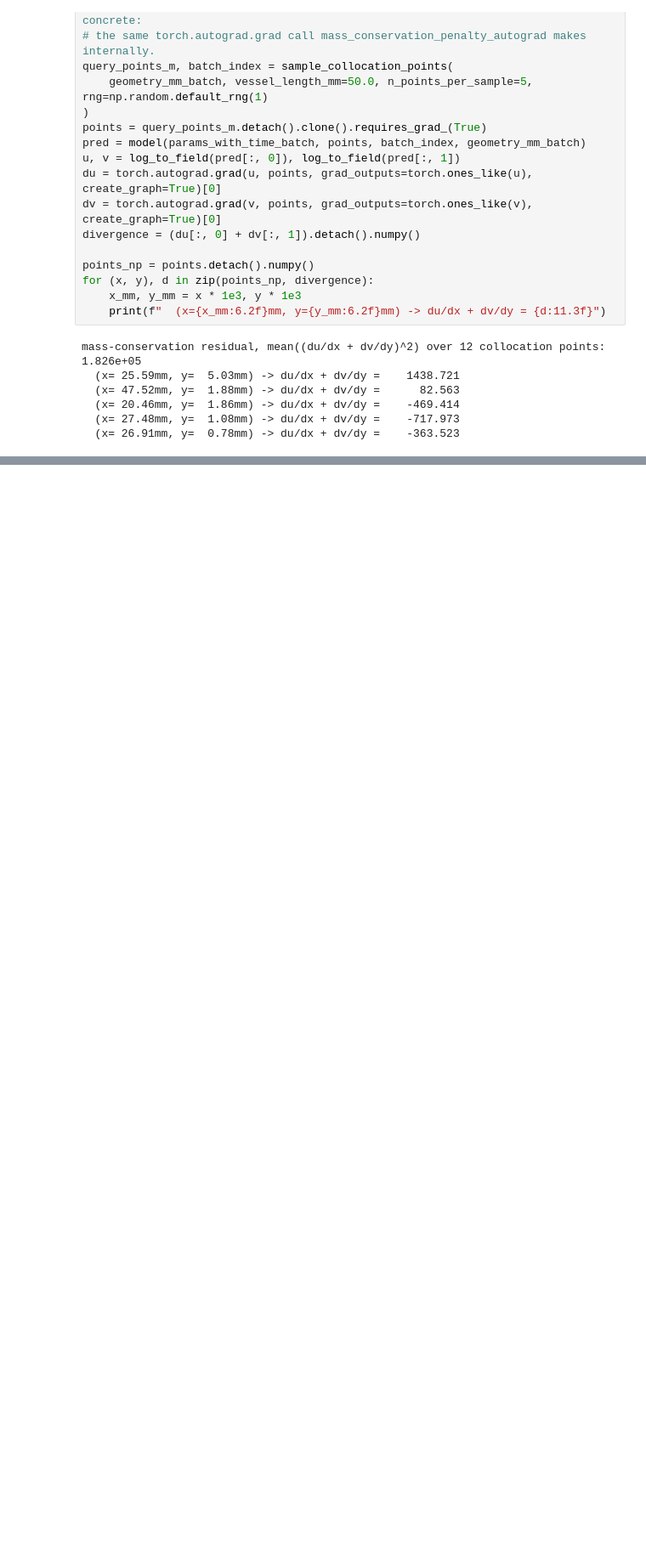
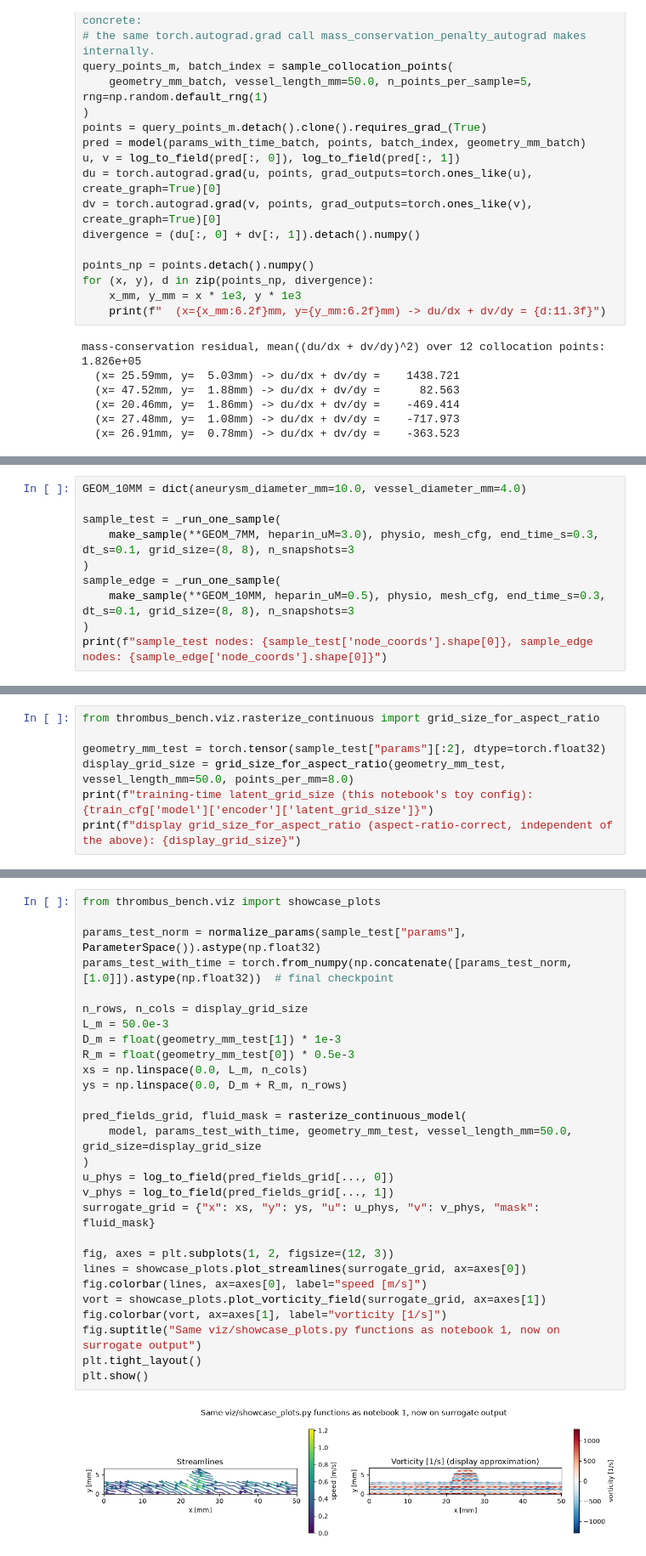
Before and after one commit to danilodurs/thrombus-bench, a Jupyter notebook: notebooks/02_explore_continuous_surrogate.ipynb, the cells around one changed output, grey strips where cells are left out. Shown at 85% size. Cells and saved outputs as stored; diff of their text form; blank space fills up the shorter version.

```diff
--- a/notebooks/02_explore_continuous_surrogate.ipynb
+++ b/notebooks/02_explore_continuous_surrogate.ipynb
@@ -320,0 +352,10 @@ mass-conservation residual, mean((du/dx + dv/dy)^2) over 12 collocation points:
+# %%
+GEOM_10MM = dict(aneurysm_diameter_mm=10.0, vessel_diameter_mm=4.0)
+
+sample_test = _run_one_sample(
+    make_sample(**GEOM_7MM, heparin_uM=3.0), physio, mesh_cfg, end_time_s=0.3, dt_s=0.1, grid_size=(8, 8), n_snapshots=3
+)
+sample_edge = _run_one_sample(
+    make_sample(**GEOM_10MM, heparin_uM=0.5), physio, mesh_cfg, end_time_s=0.3, dt_s=0.1, grid_size=(8, 8), n_snapshots=3
+)
+print(f"sample_test nodes: {sample_test['node_coords'].shape[0]}, sample_edge nodes: {sample_edge['node_coords'].shape[0]}")
@@ -320,0 +373,7 @@ mass-conservation residual, mean((du/dx + dv/dy)^2) over 12 collocation points:
+# %%
+from thrombus_bench.viz.rasterize_continuous import grid_size_for_aspect_ratio
+
+geometry_mm_test = torch.tensor(sample_test["params"][:2], dtype=torch.float32)
+display_grid_size = grid_size_for_aspect_ratio(geometry_mm_test, vessel_length_mm=50.0, points_per_mm=8.0)
+print(f"training-time latent_grid_size (this notebook's toy config): {train_cfg['model']['encoder']['latent_grid_size']}")
+print(f"display grid_size_for_aspect_ratio (aspect-ratio-correct, independent of the above): {display_grid_size}")
@@ -320,0 +395,30 @@ mass-conservation residual, mean((du/dx + dv/dy)^2) over 12 collocation points:
+# %%
+from thrombus_bench.viz import showcase_plots
+
+params_test_norm = normalize_params(sample_test["params"], ParameterSpace()).astype(np.float32)
+params_test_with_time = torch.from_numpy(np.concatenate([params_test_norm, [1.0]]).astype(np.float32))  # final checkpoint
+
+n_rows, n_cols = display_grid_size
+L_m = 50.0e-3
+D_m = float(geometry_mm_test[1]) * 1e-3
+R_m = float(geometry_mm_test[0]) * 0.5e-3
+xs = np.linspace(0.0, L_m, n_cols)
+ys = np.linspace(0.0, D_m + R_m, n_rows)
+
+pred_fields_grid, fluid_mask = rasterize_continuous_model(
+    model, params_test_with_time, geometry_mm_test, vessel_length_mm=50.0, grid_size=display_grid_size
+)
+u_phys = log_to_field(pred_fields_grid[..., 0])
+v_phys = log_to_field(pred_fields_grid[..., 1])
+surrogate_grid = {"x": xs, "y": ys, "u": u_phys, "v": v_phys, "mask": fluid_mask}
+
+fig, axes = plt.subplots(1, 2, figsize=(12, 3))
+lines = showcase_plots.plot_streamlines(surrogate_grid, ax=axes[0])
+fig.colorbar(lines, ax=axes[0], label="speed [m/s]")
+vort = showcase_plots.plot_vorticity_field(surrogate_grid, ax=axes[1])
+fig.colorbar(vort, ax=axes[1], label="vorticity [1/s]")
+fig.suptitle("Same viz/showcase_plots.py functions as notebook 1, now on surrogate output")
+plt.tight_layout()
+plt.show()
+# %% [output]
+[figure, added]
```
Also changed, not shown: parts of 10 cells of this notebook, 4 other files.
